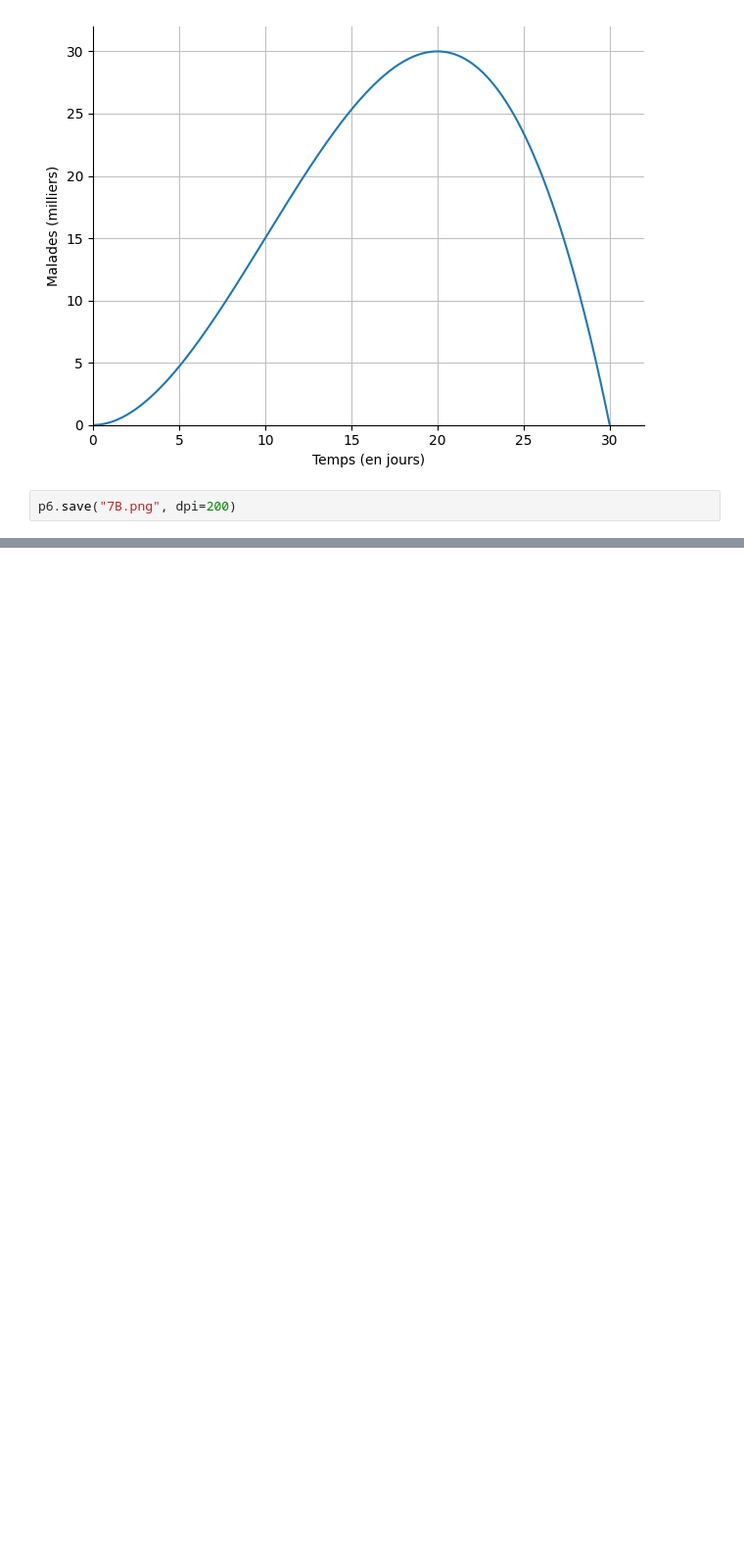
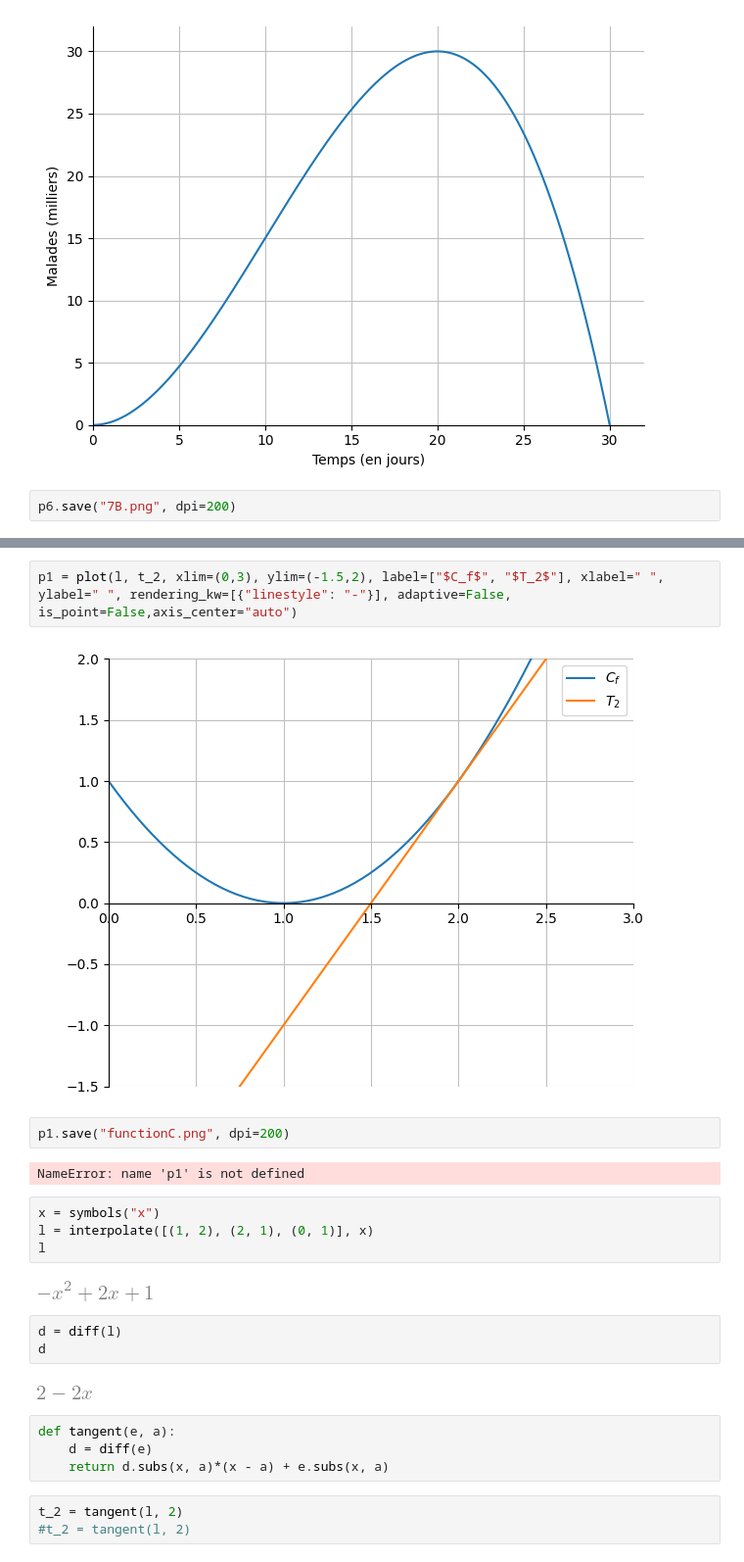
Before and after one commit to Alexandre-Fernandez-dev/Enseignement, a Jupyter notebook: Première/Ch 5 - Dérivation et applications/Contrôles/contrôle 4.ipynb, the cells around one changed output, grey strips where cells are left out. Shown: that part at 98% size. Drawn from its saved outputs; the diff is of its cells as text; blank space fills up the shorter version.

```diff
--- a/Première/Ch 5 - Dérivation et applications/Contrôles/contrôle 4.ipynb
+++ b/Première/Ch 5 - Dérivation et applications/Contrôles/contrôle 4.ipynb
@@ -128,0 +147,26 @@ p6.save("7B.png", dpi=200)
+# %%
+p1 = plot(l, t_2, xlim=(0,3), ylim=(-1.5,2), label=["$C_f$", "$T_2$"], xlabel=" ", ylabel=" ", rendering_kw=[{"linestyle": "-"}], adaptive=False, is_point=False,axis_center="auto")
+# %% [output]
+[figure, added]
+# %%
+p1.save("functionC.png", dpi=200)
+# %% [output]
+NameError: name 'p1' is not defined
+# %%
+x = symbols("x")
+l = interpolate([(1, 2), (2, 1), (0, 1)], x)
+l
+# %% [output]
+[figure, added]
+# %%
+d = diff(l)
+d
+# %% [output]
+[figure, added]
+# %%
+def tangent(e, a):
+    d = diff(e)
+    return d.subs(x, a)*(x - a) + e.subs(x, a)
+# %%
+t_2 = tangent(l, 2)
+#t_2 = tangent(l, 2)
```
Also changed, not shown: parts of 6 cells of this notebook, 30 other files.
